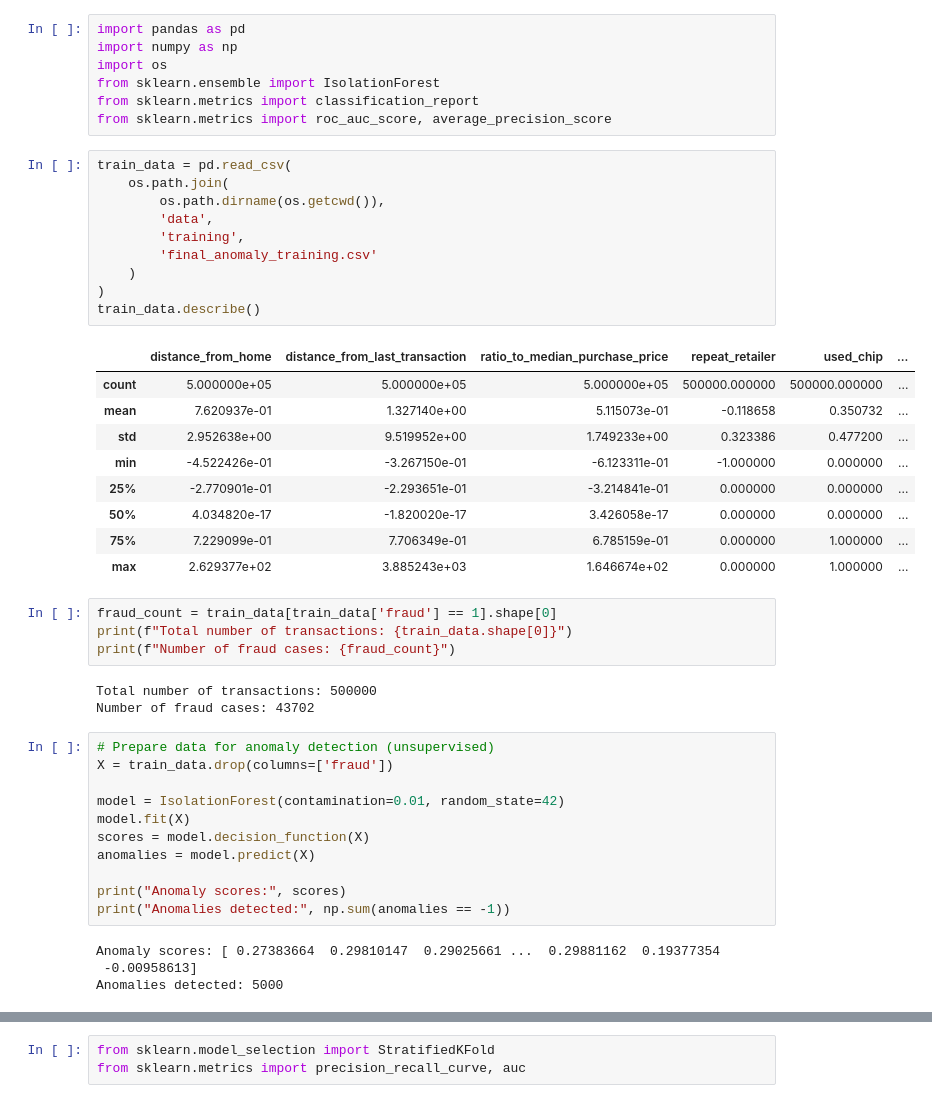
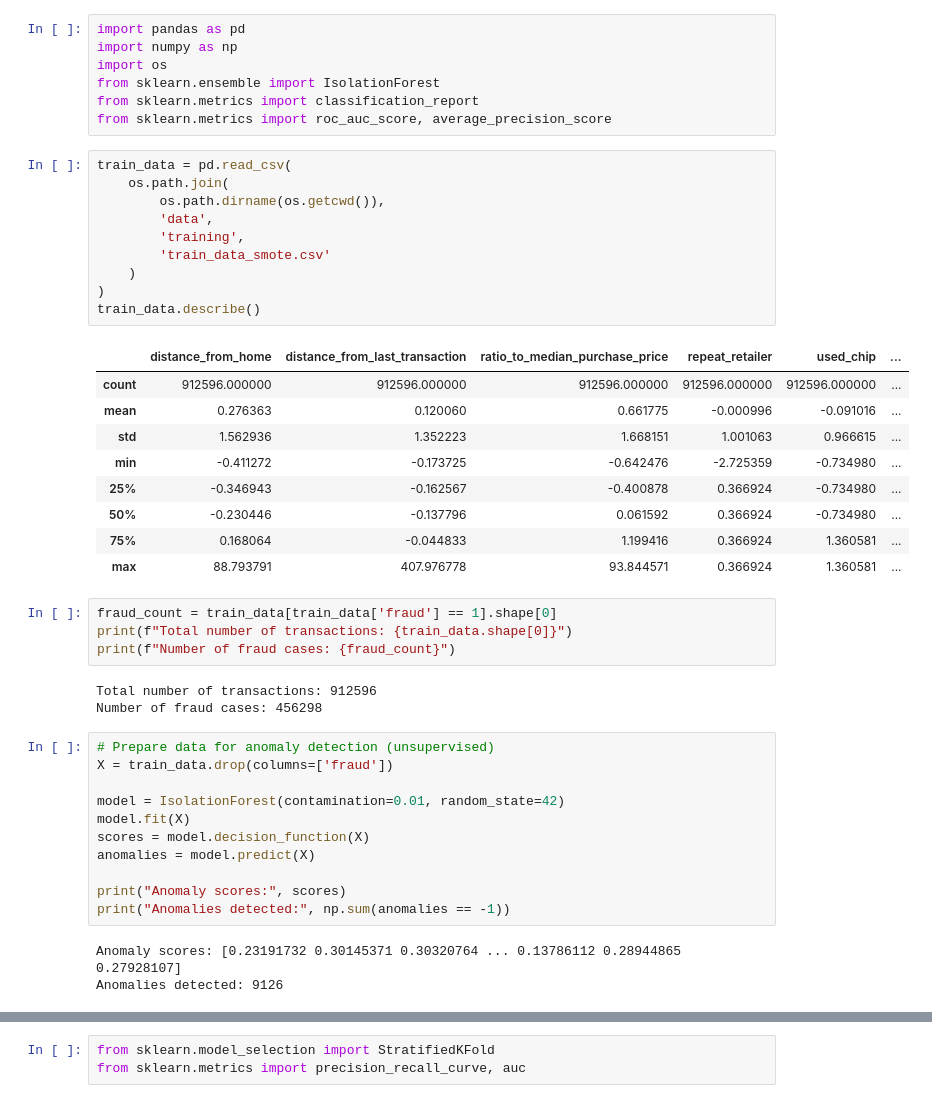
Before and after one commit to Zuleykhaha/fraud-detection-capstone, a Jupyter notebook: notebooks/anomaly_iso_modelling.ipynb, the cells around one changed output, grey strips where cells are left out. Saved outputs shown, nothing was run; the diff lists cells and outputs as text.

```diff
--- a/notebooks/anomaly_iso_modelling.ipynb
+++ b/notebooks/anomaly_iso_modelling.ipynb
@@ -8,30 +8,30 @@ from sklearn.metrics import roc_auc_score, average_precision_score
 # %%
 train_data = pd.read_csv(
     os.path.join(
         os.path.dirname(os.getcwd()),
         'data',
         'training',
-        'final_anomaly_training.csv'
+        'train_data_smote.csv'
     )
 )
 train_data.describe()
 # %% [output]
 |  | distance_from_home | distance_from_last_transaction | ratio_to_median_purchase_price | repeat_retailer | used_chip | ... |
-| count | 5.000000e+05 | 5.000000e+05 | 5.000000e+05 | 500000.000000 | 500000.000000 | ... |
-| mean | 7.620937e-01 | 1.327140e+00 | 5.115073e-01 | -0.118658 | 0.350732 | ... |
-| std | 2.952638e+00 | 9.519952e+00 | 1.749233e+00 | 0.323386 | 0.477200 | ... |
-| min | -4.522426e-01 | -3.267150e-01 | -6.123311e-01 | -1.000000 | 0.000000 | ... |
-| 25% | -2.770901e-01 | -2.293651e-01 | -3.214841e-01 | 0.000000 | 0.000000 | ... |
-| 50% | 4.034820e-17 | -1.820020e-17 | 3.426058e-17 | 0.000000 | 0.000000 | ... |
-| 75% | 7.229099e-01 | 7.706349e-01 | 6.785159e-01 | 0.000000 | 1.000000 | ... |
-| max | 2.629377e+02 | 3.885243e+03 | 1.646674e+02 | 0.000000 | 1.000000 | ... |
+| count | 912596.000000 | 912596.000000 | 912596.000000 | 912596.000000 | 912596.000000 | ... |
+| mean | 0.276363 | 0.120060 | 0.661775 | -0.000996 | -0.091016 | ... |
+| std | 1.562936 | 1.352223 | 1.668151 | 1.001063 | 0.966615 | ... |
+| min | -0.411272 | -0.173725 | -0.642476 | -2.725359 | -0.734980 | ... |
+| 25% | -0.346943 | -0.162567 | -0.400878 | 0.366924 | -0.734980 | ... |
+| 50% | -0.230446 | -0.137796 | 0.061592 | 0.366924 | -0.734980 | ... |
+| 75% | 0.168064 | -0.044833 | 1.199416 | 0.366924 | 1.360581 | ... |
+| max | 88.793791 | 407.976778 | 93.844571 | 0.366924 | 1.360581 | ... |
 # %%
 fraud_count = train_data[train_data['fraud'] == 1].shape[0]
 print(f"Total number of transactions: {train_data.shape[0]}")
 print(f"Number of fraud cases: {fraud_count}")
 # %% [output]
-Total number of transactions: 500000
-Number of fraud cases: 43702
+Total number of transactions: 912596
+Number of fraud cases: 456298
 # %%
 # Prepare data for anomaly detection (unsupervised)
 X = train_data.drop(columns=['fraud'])
@@ -44,9 +44,8 @@ anomalies = model.predict(X)
 print("Anomaly scores:", scores)
 print("Anomalies detected:", np.sum(anomalies == -1))
 # %% [output]
-Anomaly scores: [ 0.27383664  0.29810147  0.29025661 ...  0.29881162  0.19377354
- -0.00958613]
-Anomalies detected: 5000
+Anomaly scores: [0.23191732 0.30145371 0.30320764 ... 0.13786112 0.28944865 0.27928107]
+Anomalies detected: 9126
 # %%
 test_data = pd.read_csv(
     os.path.join(
```
Also changed, not shown: parts of 2 cells of this notebook, 3 other files.
